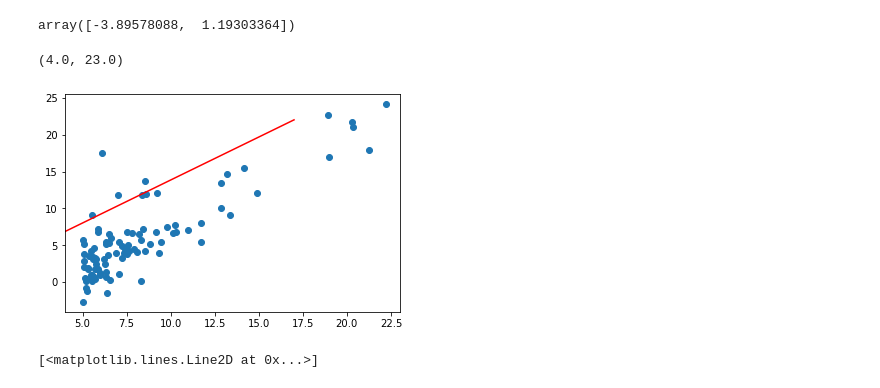
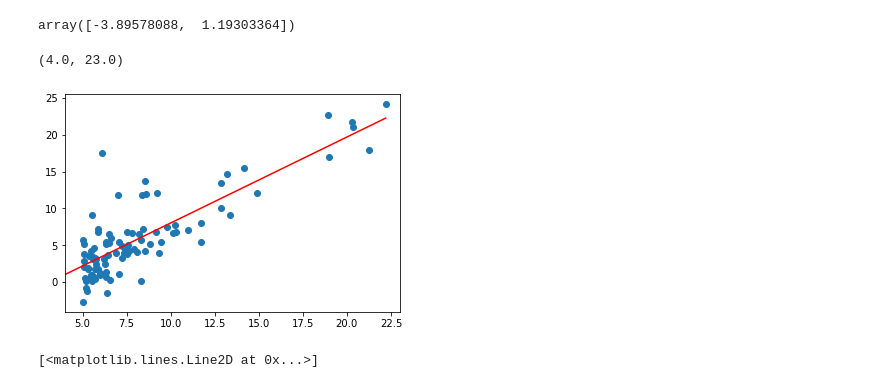
Before and after one commit to Marcin279/Machine_Learning, a Jupyter notebook: lab2_linear_regression/Linear_Regression.ipynb, the cells around one changed output. Saved outputs shown, nothing was run; the diff lists cells and outputs as text; code cells hidden in the pictures.

```diff
--- a/lab2_linear_regression/Linear_Regression.ipynb
+++ b/lab2_linear_regression/Linear_Regression.ipynb
@@ -134,15 +113,21 @@ theta_best = np.linalg.inv(X_t.T.dot(X_t)).dot(X.T).dot(y_t)
 theta_best
 # %% [output]
 array([-3.89578088,  1.19303364])
-# %%
-fig, ax = plt.subplots()
-ax.scatter(X_t[:, 1], y_t)
-# To trzeba poprawić wyliczanie ma być w inny sposób!!!!!
-ax.plot([gradient[0][0] + gradient[0][1]*i for i in range(5, 23)], 'r-' )
-ax.set_xlim(4, 23)
-# %% [output]
-(4.0, 23.0)
-[figure, removed]
+# %%
+theta0 = gradient[0][0]
+theta1 = gradient[0][1]
+
+y_pred = theta0 + theta1*X_t
+# %%
+fig, ax = plt.subplots()
+ax.scatter(X_t[:, 1], y_t)
+# Działa ale nie wiem dlaczego wten sposób to plotować
+# https://www.geeksforgeeks.org/how-to-implement-a-gradient-descent-in-python-to-find-a-local-minimum/
+ax.plot([np.min(X_t), np.max(X_t)], [np.min(y_pred), np.max(y_pred)], 'r-' )
+ax.set_xlim(4, 23)
+# %% [output]
+(4.0, 23.0)
+[figure, added]
 # %%
 # Plot the relationship between the cost function and number of iterations.
 fig, ax = plt.subplots()
```
Also changed, not shown: parts of 17 cells of this notebook.
